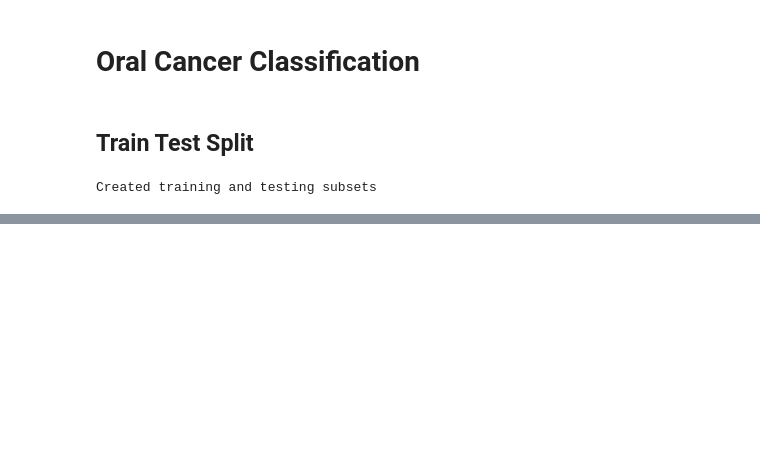
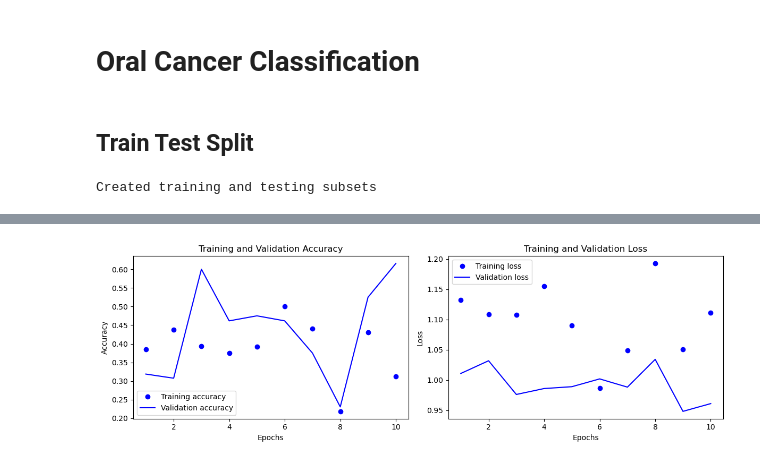
Before and after one commit to Shaz-5/oral-cancer-classification, a Jupyter notebook: Oral Cancer Classfication.ipynb, the cells around one changed output, grey strips where cells are left out. Saved outputs shown, nothing was run; the diff lists cells and outputs as text; code cells hidden in the pictures; blank space fills up the shorter version.

```diff
--- a/Oral Cancer Classfication.ipynb
+++ b/Oral Cancer Classfication.ipynb
@@ -48,0 +220,4 @@ Created training and testing subsets
+# %%
+test_model = keras.models.load_model("cnn.keras")
+test_loss, test_acc = test_model.evaluate(test_dataset)
+print(f"Test accuracy: {test_acc:.3f}")
@@ -48,0 +281,29 @@ Created training and testing subsets
+# %%
+base_model = ResNet101(weights='imagenet', include_top=False, input_shape=(224, 224, 3))
+base_model.trainable = False
+
+x = base_model.output
+x = GlobalAveragePooling2D()(x)
+x = Dropout(0.5)(x)
+x = Dense(1024, activation='relu')(x)
+predictions = Dense(3, activation='softmax')(x)
+
+resnet_model = Model(inputs=base_model.input, outputs=predictions)
+
+resnet_model.compile(optimizer=Adam(learning_rate=0.001),
+              loss='categorical_crossentropy',
+              metrics=['accuracy'])
+
+# resnet_model.summary()
+# %%
+# train resnet
+callbacks = [ keras.callbacks.ModelCheckpoint( filepath="resnet.keras", save_best_only=True, monitor="val_loss") ]
+
+history = resnet_model.fit(
+    train_data,
+    validation_data=validation_data,
+    epochs=10,
+    steps_per_epoch=train_data.samples // train_data.batch_size,
+    validation_steps=validation_data.samples // validation_data.batch_size,
+    callbacks=callbacks
+)
@@ -48,0 +342,9 @@ Created training and testing subsets
+# %%
+history = resnet_model.fit(
+    train_data,
+    validation_data=validation_data,
+    epochs=10,
+    steps_per_epoch=train_data.samples // train_data.batch_size,
+    validation_steps=validation_data.samples // validation_data.batch_size,
+    callbacks=callbacks
+)
@@ -48,0 +374,4 @@ Created training and testing subsets
+# %%
+plot_training_history(history)
+# %% [output]
+[figure, added]
```
Also changed, not shown: parts of 27 cells of this notebook.
